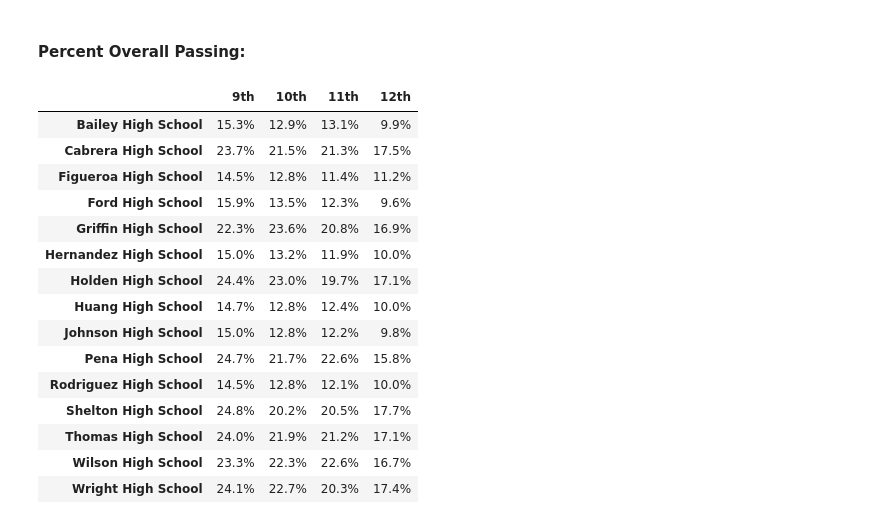
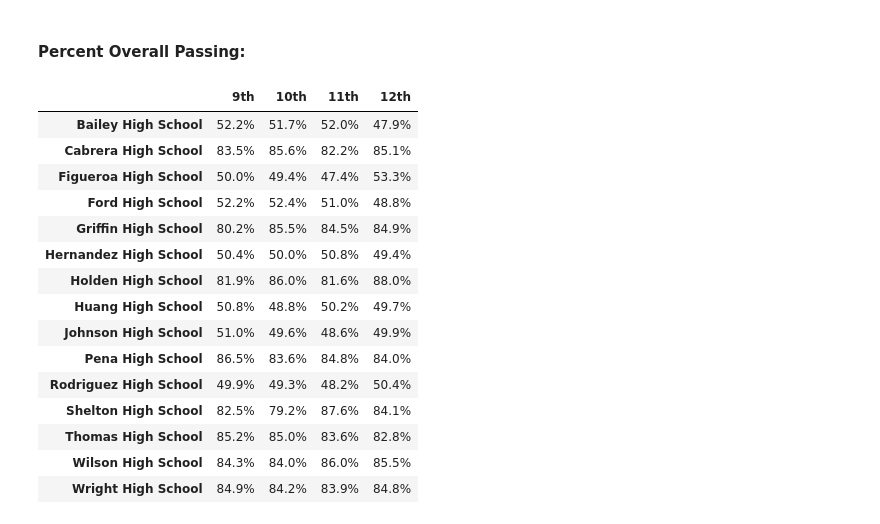
Before and after one commit to Bag0niku/School_District_Analysis, a Jupyter notebook: PyCitySchools.ipynb, the cells around one changed output. Drawn from its saved outputs; the diff is of its cells as text; code cells hidden in the pictures.

```diff
--- a/PyCitySchools.ipynb
+++ b/PyCitySchools.ipynb
@@ -675,26 +676,26 @@ reading_percent_grade_level_df
 #### Percent Overall Passing:
 # %%
 math_reading_grade_level_df = pd.DataFrame()
-math_reading_grade_level_df['9th'] = ((all_df[(all_df['grade']=='9th') & (all_df['math_score']>70) & (all_df['reading_score']>70)].groupby(['school_name']).count()['math_score']/(all_df.groupby(['school_name'])['math_score'].count()))*100).map("{:.1f}%".format)
-math_reading_grade_level_df['10th'] = ((all_df[(all_df['grade']=='10th') & (all_df['math_score']>70) & (all_df['reading_score']>70)].groupby(['school_name']).count()['math_score']/(all_df.groupby(['school_name'])['math_score'].count()))*100).map("{:.1f}%".format)
-math_reading_grade_level_df['11th'] = ((all_df[(all_df['grade']=='11th') & (all_df['math_score']>70) & (all_df['reading_score']>70)].groupby(['school_name']).count()['math_score']/(all_df.groupby(['school_name'])['math_score'].count()))*100).map("{:.1f}%".format)
-math_reading_grade_level_df['12th'] = ((all_df[(all_df['grade']=='12th') & (all_df['math_score']>70) & (all_df['reading_score']>70)].groupby(['school_name']).count()['math_score']/(all_df.groupby(['school_name'])['math_score'].count()))*100).map("{:.1f}%".format)
+math_reading_grade_level_df['9th'] = ((all_df[(all_df['grade']=='9th') & (all_df['math_score']>70) & (all_df['reading_score']>70)].groupby(['school_name']).count()['math_score']/(all_df[(all_df['grade']=='9th')].groupby(['school_name'])['math_score'].count()))*100).map("{:.1f}%".format)
+math_reading_grade_level_df['10th'] = ((all_df[(all_df['grade']=='10th') & (all_df['math_score']>70) & (all_df['reading_score']>70)].groupby(['school_name']).count()['math_score']/(all_df[(all_df['grade']=='10th')].groupby(['school_name'])['math_score'].count()))*100).map("{:.1f}%".format)
+math_reading_grade_level_df['11th'] = ((all_df[(all_df['grade']=='11th') & (all_df['math_score']>70) & (all_df['reading_score']>70)].groupby(['school_name']).count()['math_score']/(all_df[(all_df['grade']=='11th')].groupby(['school_name'])['math_score'].count()))*100).map("{:.1f}%".format)
+math_reading_grade_level_df['12th'] = ((all_df[(all_df['grade']=='12th') & (all_df['math_score']>70) & (all_df['reading_score']>70)].groupby(['school_name']).count()['math_score']/(all_df[(all_df['grade']=='12th')].groupby(['school_name'])['math_score'].count()))*100).map("{:.1f}%".format)
 math_reading_grade_level_df.index.name = None
 math_reading_grade_level_df
 # %% [output]
 |  | 9th | 10th | 11th | 12th |
-| Bailey High School | 15.3% | 12.9% | 13.1% | 9.9% |
-| Cabrera High School | 23.7% | 21.5% | 21.3% | 17.5% |
-| Figueroa High School | 14.5% | 12.8% | 11.4% | 11.2% |
-| Ford High School | 15.9% | 13.5% | 12.3% | 9.6% |
-| Griffin High School | 22.3% | 23.6% | 20.8% | 16.9% |
-| Hernandez High School | 15.0% | 13.2% | 11.9% | 10.0% |
-| Holden High School | 24.4% | 23.0% | 19.7% | 17.1% |
-| Huang High School | 14.7% | 12.8% | 12.4% | 10.0% |
-| Johnson High School | 15.0% | 12.8% | 12.2% | 9.8% |
-| Pena High School | 24.7% | 21.7% | 22.6% | 15.8% |
-| Rodriguez High School | 14.5% | 12.8% | 12.1% | 10.0% |
-| Shelton High School | 24.8% | 20.2% | 20.5% | 17.7% |
-| Thomas High School | 24.0% | 21.9% | 21.2% | 17.1% |
-| Wilson High School | 23.3% | 22.3% | 22.6% | 16.7% |
-| Wright High School | 24.1% | 22.7% | 20.3% | 17.4% |
+| Bailey High School | 52.2% | 51.7% | 52.0% | 47.9% |
+| Cabrera High School | 83.5% | 85.6% | 82.2% | 85.1% |
+| Figueroa High School | 50.0% | 49.4% | 47.4% | 53.3% |
+| Ford High School | 52.2% | 52.4% | 51.0% | 48.8% |
+| Griffin High School | 80.2% | 85.5% | 84.5% | 84.9% |
+| Hernandez High School | 50.4% | 50.0% | 50.8% | 49.4% |
+| Holden High School | 81.9% | 86.0% | 81.6% | 88.0% |
+| Huang High School | 50.8% | 48.8% | 50.2% | 49.7% |
+| Johnson High School | 51.0% | 49.6% | 48.6% | 49.9% |
+| Pena High School | 86.5% | 83.6% | 84.8% | 84.0% |
+| Rodriguez High School | 49.9% | 49.3% | 48.2% | 50.4% |
+| Shelton High School | 82.5% | 79.2% | 87.6% | 84.1% |
+| Thomas High School | 85.2% | 85.0% | 83.6% | 82.8% |
+| Wilson High School | 84.3% | 84.0% | 86.0% | 85.5% |
+| Wright High School | 84.9% | 84.2% | 83.9% | 84.8% |
```
Also changed, not shown: parts of 17 cells of this notebook.
